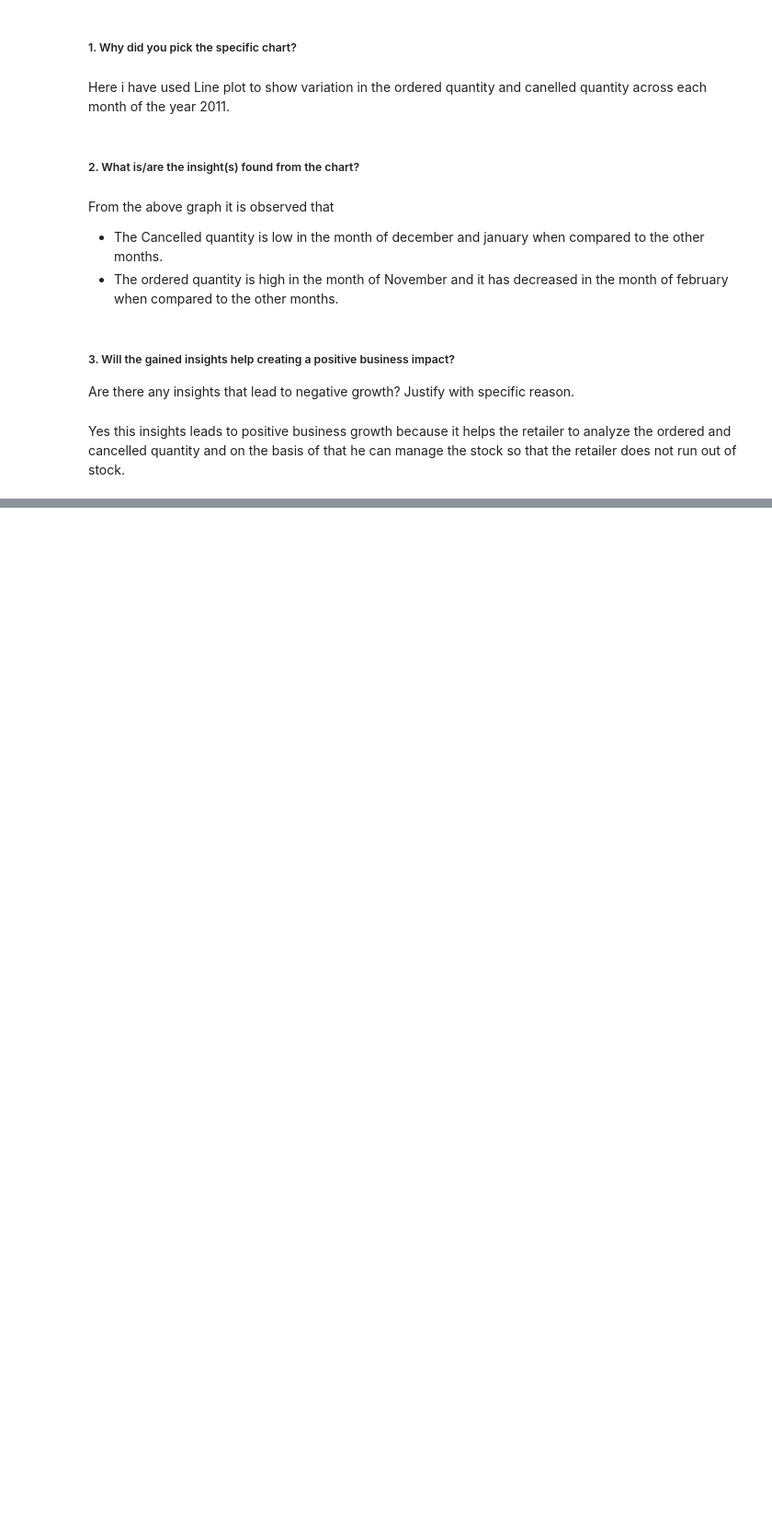
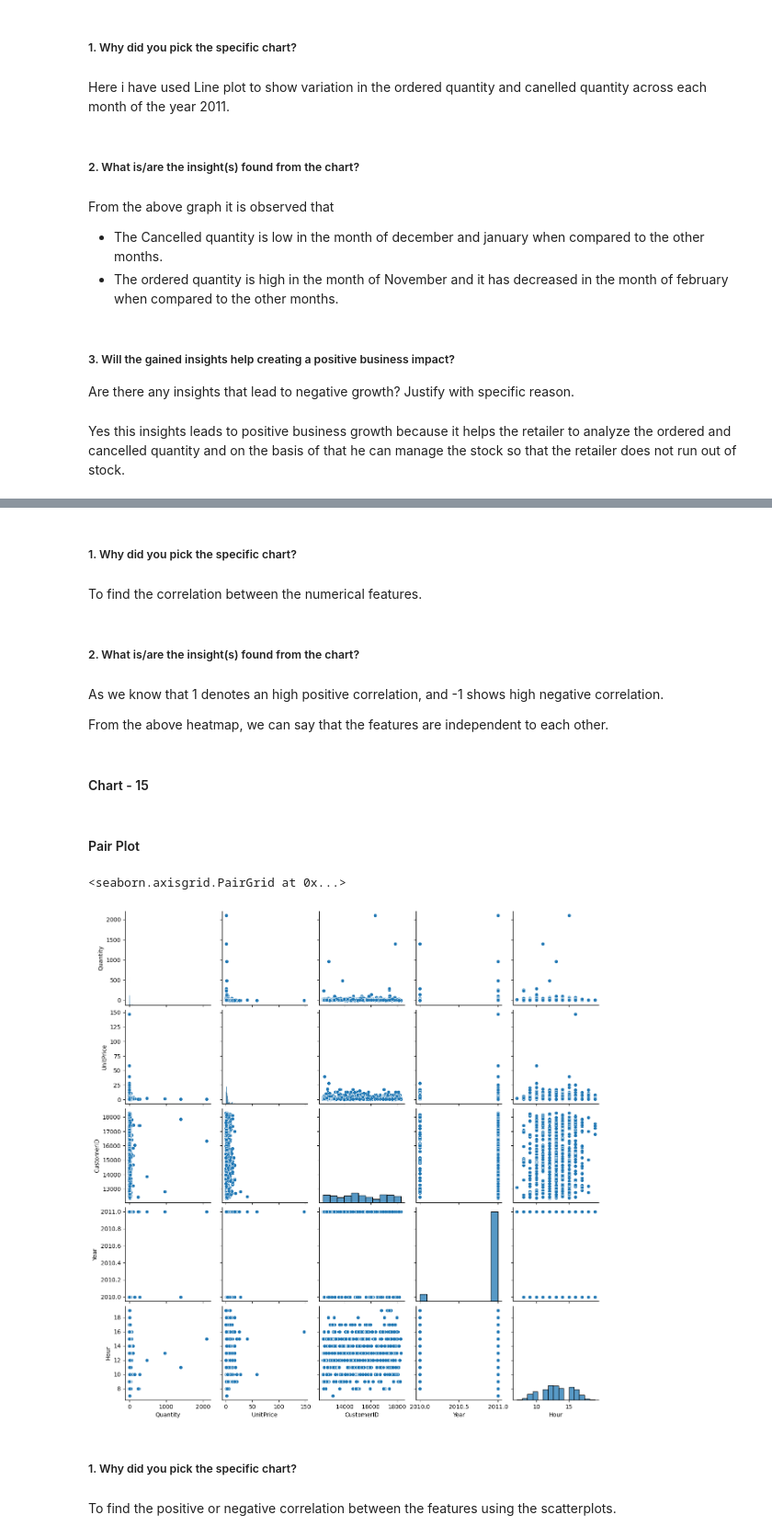
Before and after one commit to Madhukargoud2197/Myntra_Online_Retail_Segmentation_Project, a Jupyter notebook: Myntra_Online_Retail_Customer_Segmentation_Project.ipynb, the cells around one changed output, grey strips where cells are left out. Shown at 92% size. Saved outputs shown, nothing was run; the diff lists cells and outputs as text; code cells hidden in the pictures; blank space fills up the shorter version.

```diff
--- a/Myntra_Online_Retail_Customer_Segmentation_Project.ipynb
+++ b/Myntra_Online_Retail_Customer_Segmentation_Project.ipynb
@@ -1085,0 +1105,25 @@ Yes this insights leads to positive business growth because it helps the retaile
+# %% [markdown]
+##### 1. Why did you pick the specific chart?
+# %% [markdown]
+To find the correlation between the numerical features.
+# %% [markdown]
+##### 2. What is/are the insight(s) found from the chart?
+# %% [markdown]
+As we know that 1 denotes an high positive correlation, and -1 shows high negative correlation.
+
+From the above heatmap, we can say that the features are independent to each other.
+# %% [markdown]
+#### Chart - 15
+# %% [markdown]
+#### Pair Plot
+# %%
+# Creating an sample from the dataset and plotting an pair plot
+sample_df = df.sample(n=1000, random_state=42)
+sns.pairplot(sample_df)
+# %% [output]
+<seaborn.axisgrid.PairGrid at 0x...>
+[figure, added]
+# %% [markdown]
+##### 1. Why did you pick the specific chart?
+# %% [markdown]
+To find the positive or negative correlation between the features using the scatterplots.
```
Also changed, not shown: parts of 6 cells of this notebook.
